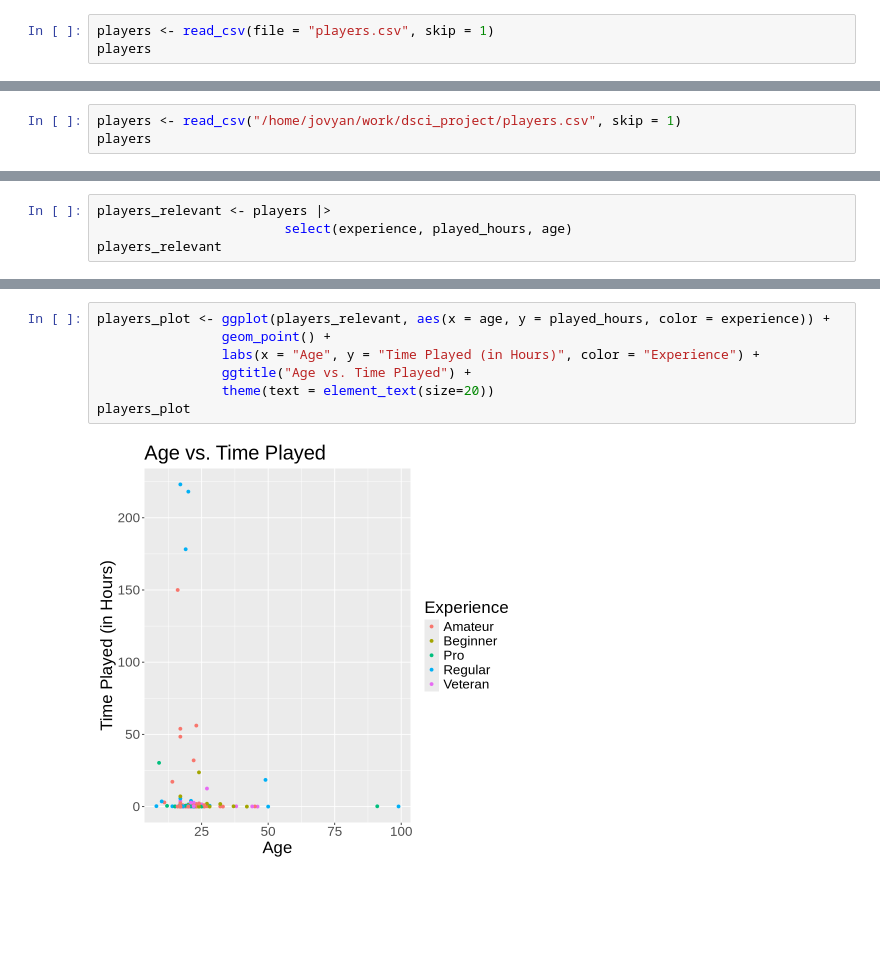
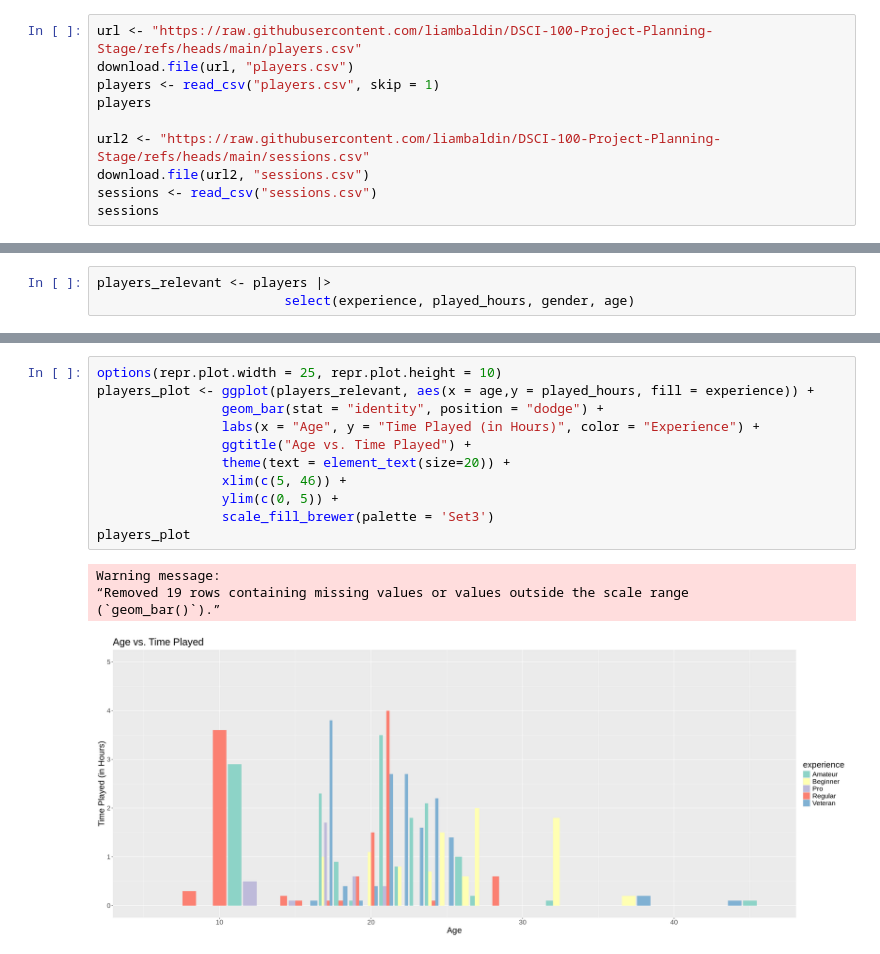
Before and after one commit to liambaldin/DSCI-100-Project-Planning-Stage, a Jupyter notebook: New_Project_Planning.ipynb, the cells around one changed output, grey strips where cells are left out. Drawn from its saved outputs; the diff is of its cells as text; blank space fills up the shorter version.

Commit message:
Did graph1

```diff
--- a/New_Project_Planning.ipynb
+++ b/New_Project_Planning.ipynb
@@ -14,6 +11,13 @@ library(tidyverse)
 # %%
-players <- read_csv(file = "players.csv", skip = 1)
+url <- "https://raw.githubusercontent.com/liambaldin/DSCI-100-Project-Planning-Stage/refs/heads/main/players.csv"
+download.file(url, "players.csv")
+players <- read_csv("players.csv", skip = 1)
 players
+
+url2 <- "https://raw.githubusercontent.com/liambaldin/DSCI-100-Project-Planning-Stage/refs/heads/main/sessions.csv"
+download.file(url2, "sessions.csv")
+sessions <- read_csv("sessions.csv")
+sessions
 # %% [output]
 Rows: 196 Columns: 9
 ── Column specification ────────────────────────────────────────────────────────
@@ -46,3 +76,0 @@ A spec_tbl_df: 196 × 9
-# %%
-players <- read_csv("/home/jovyan/work/dsci_project/players.csv", skip = 1)
-players
@@ -49,4 +79,3 @@ players
 # %%
 players_relevant <- players |>
-                        select(experience, played_hours, age)
-players_relevant
+                        select(experience, played_hours, gender, age)
@@ -73,9 +82,16 @@ A tibble: 196 × 3
 # %%
-players_plot <- ggplot(players_relevant, aes(x = age, y = played_hours, color = experience)) +
-                geom_point() +
+options(repr.plot.width = 25, repr.plot.height = 10)
+players_plot <- ggplot(players_relevant, aes(x = age,y = played_hours, fill = experience)) +
+                geom_bar(stat = "identity", position = "dodge") +
                 labs(x = "Age", y = "Time Played (in Hours)", color = "Experience") +
                 ggtitle("Age vs. Time Played") +
-                theme(text = element_text(size=20))
+                theme(text = element_text(size=20)) +
+                xlim(c(5, 46)) +
+                ylim(c(0, 5)) +
+                scale_fill_brewer(palette = 'Set3')
 players_plot
 # %% [output]
+Warning message:
+“Removed 19 rows containing missing values or values outside the scale range
+(`geom_bar()`).”
-[figure, old version]
+[figure, new version]
```
Also changed, not shown: parts of 8 cells of this notebook.
